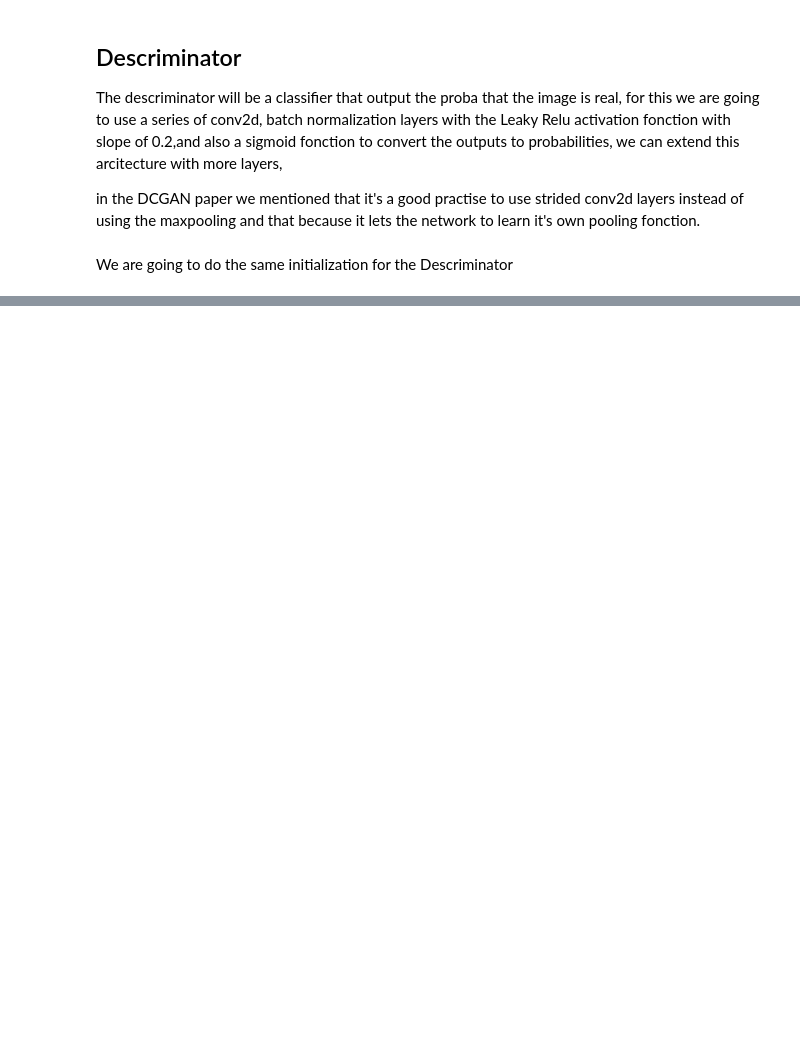
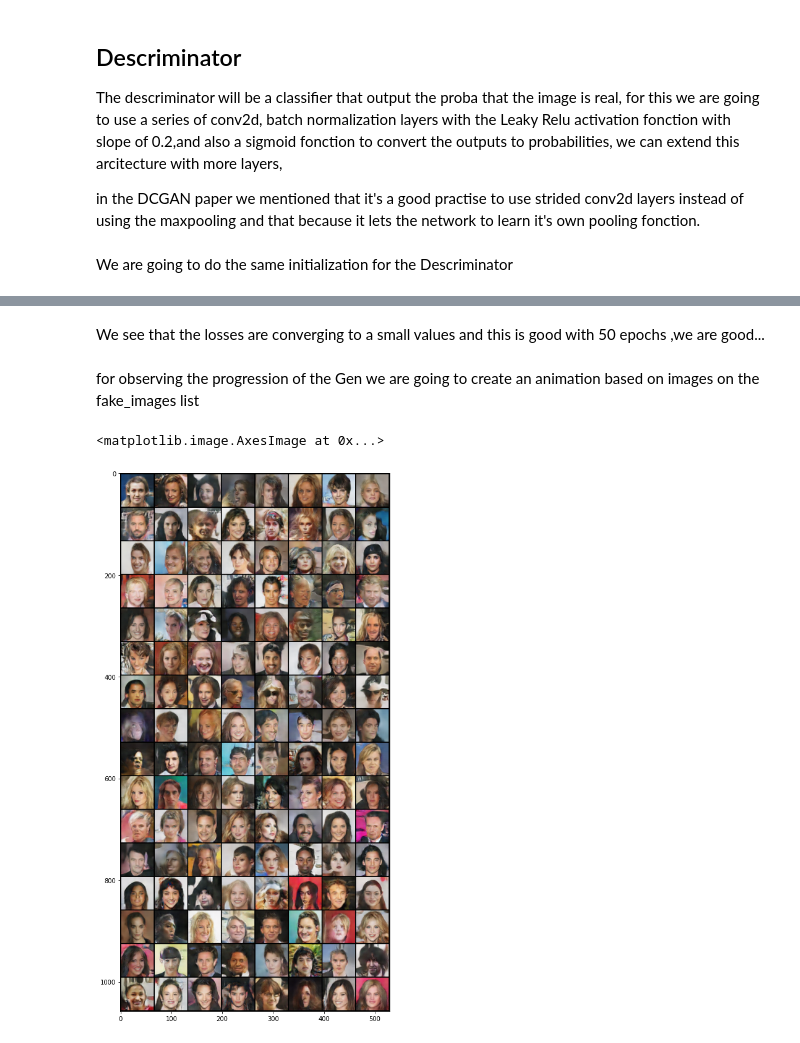
Before and after one commit to akramou01-dev/DCGAN_on_CELEBA, a Jupyter notebook: dcgan-celeba-dataset.ipynb, the cells around one changed output, grey strips where cells are left out. Drawn from its saved outputs; the diff is of its cells as text; code cells hidden in the pictures; blank space fills up the shorter version.

```diff
--- a/dcgan-celeba-dataset.ipynb
+++ b/dcgan-celeba-dataset.ipynb
@@ -220,0 +359,9 @@ Descriminator(
+# %%
+for images,_ in dl :
+    latent_vector = th.randn(batch_size, nz , 1,1, device=device)
+    fake_images = Gen(latent_vector)
+    output = Des(fake_images).view(-1)
+#     output = Des(images.to(device)).view(-1)
+    print(output.mean().item())
+    print(criterion(output, th.ones(len(images)).to(device)).item())
+    break
@@ -220,0 +459,11 @@ Descriminator(
+# %% [markdown]
+We see that the losses are converging to a small values and this is good with 50 epochs ,we are good...
+# %% [markdown]
+for observing the progression of the Gen we are going to create an animation based on images on the fake_images list
+# %%
+#ploting the generated batch of images (128 image as the latent vector size)
+fig,ax = plt.subplots(figsize=(16,16))
+ax.imshow(fake_images[240].permute(1,2,0))
+# %% [output]
+<matplotlib.image.AxesImage at 0x...>
+[figure, added]
```
Also changed, not shown: parts of 22 cells of this notebook.
